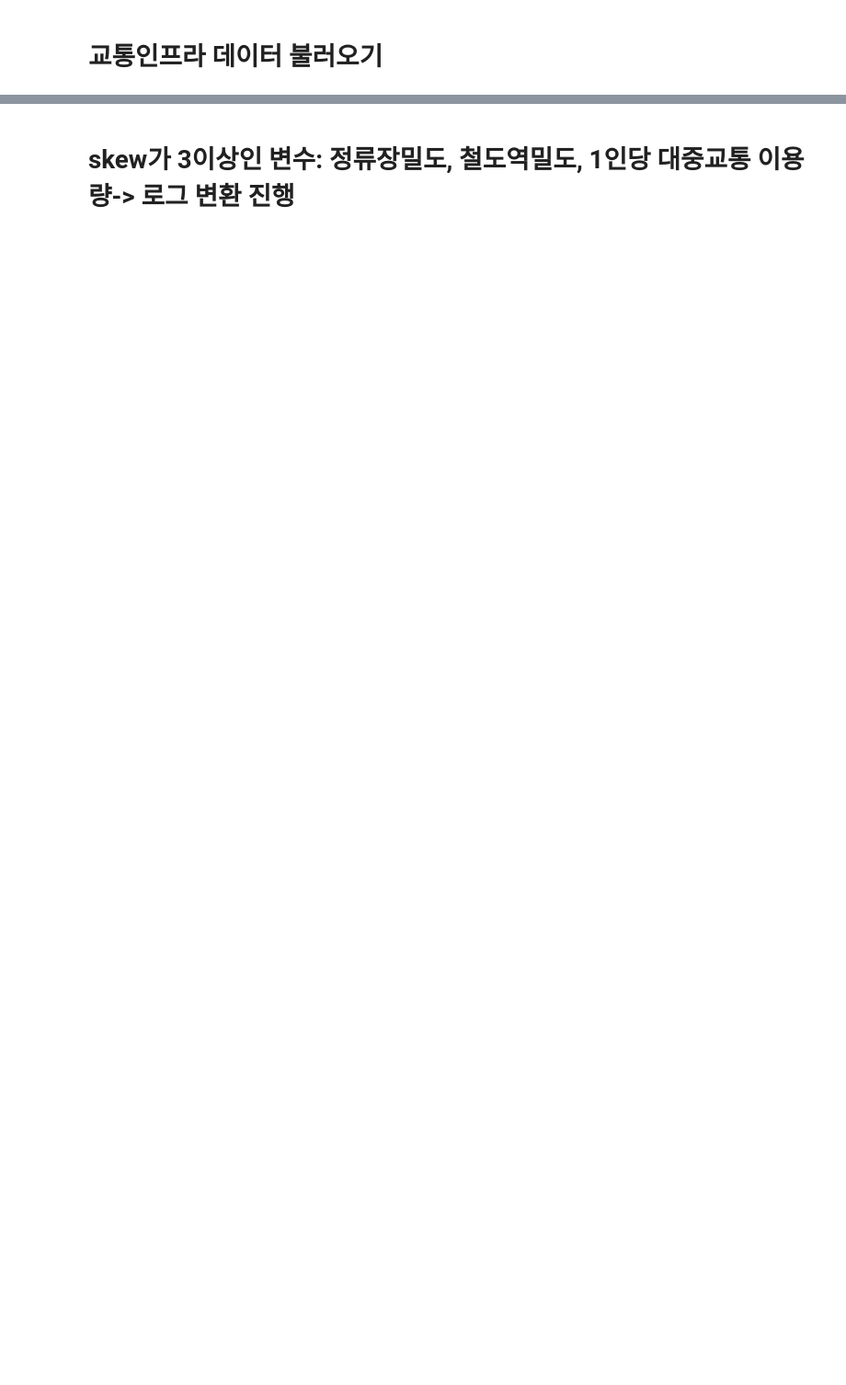
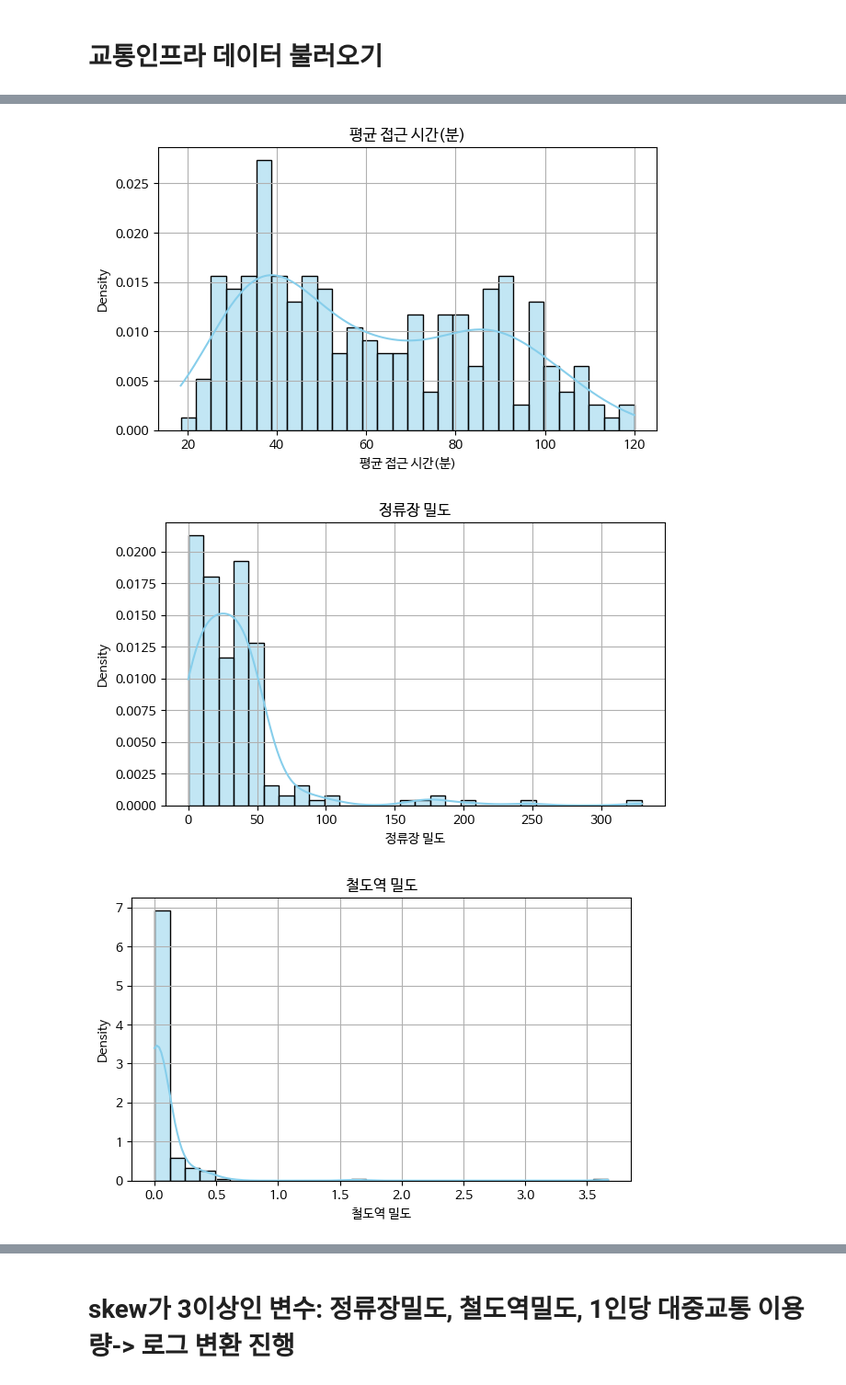
Before and after one commit to bbberylll/BDA, a Jupyter notebook: 코드/인프라 지수 관련 코드/교통인프라_계산과정_최종.ipynb, the cells around one changed output, grey strips where cells are left out. Shown at 92% size. Drawn from its saved outputs; the diff is of its cells as text; code cells hidden in the pictures; blank space fills up the shorter version.

```diff
--- a/코드/인프라 지수 관련 코드/교통인프라_계산과정_최종.ipynb
+++ b/코드/인프라 지수 관련 코드/교통인프라_계산과정_최종.ipynb
@@ -15,0 +54,18 @@ data3=data.copy()
+# %%
+import matplotlib.pyplot as plt
+
+plt.rc('font', family='NanumBarunGothic')
+# %%
+columns = data3.columns.drop('시군구코드')
+
+# 각 변수에 대해 정규분포 그래프 그리기
+for col in columns:
+    plt.figure(figsize=(7, 4))
+    sns.histplot(data3[col].dropna(), kde=True, stat='density', color='skyblue', bins=30)
+    plt.title(f"{col}")
+    plt.grid(True)
+    plt.show()
+# %% [output]
+[figure, added]
+[figure, added]
+[figure, added]
```
Also changed, not shown: parts of 6 cells of this notebook.
